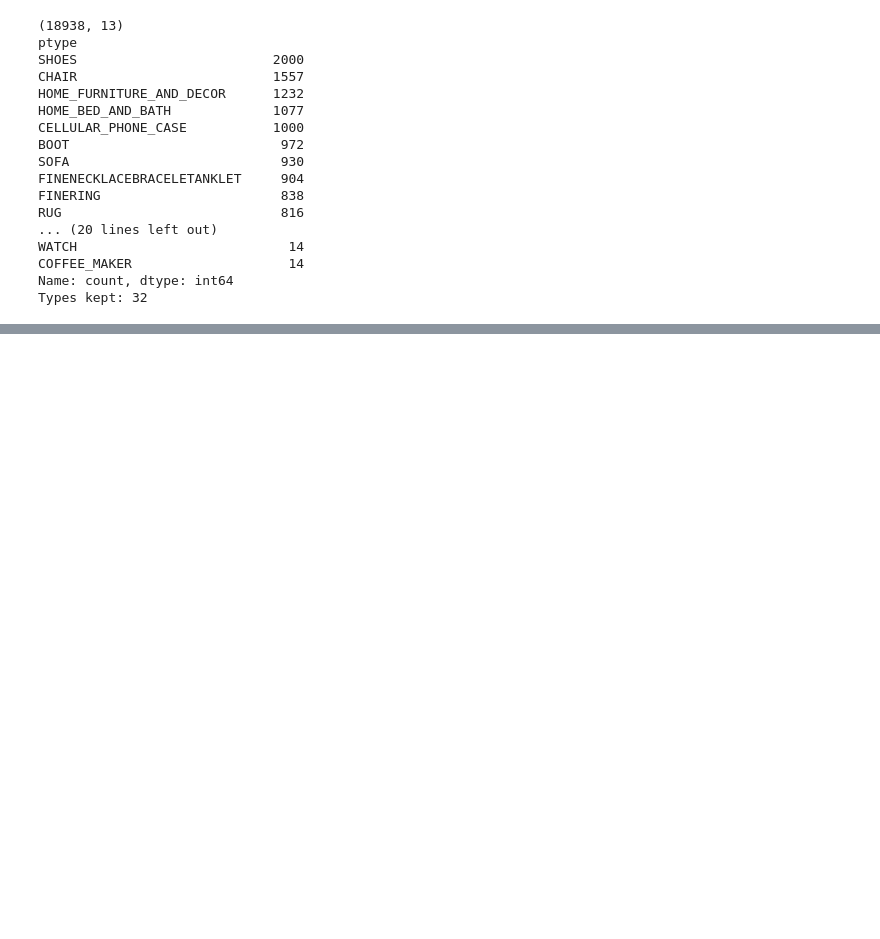
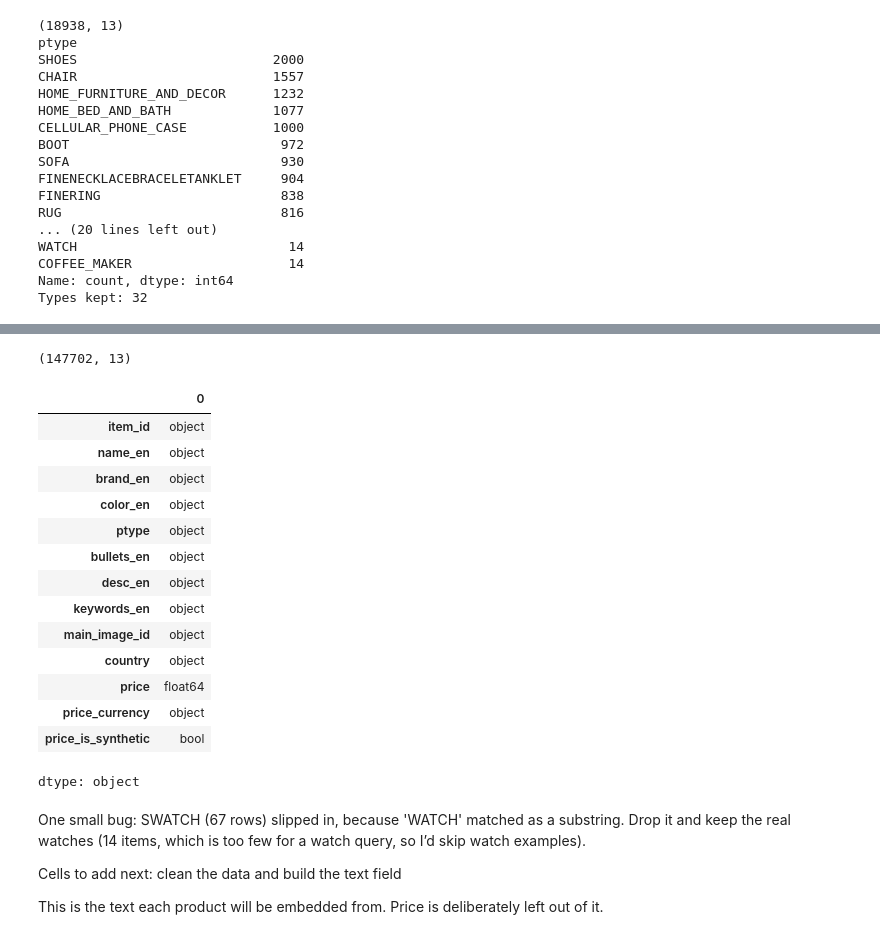
Before and after one commit to anbuaru/shoptalk, a Jupyter notebook: preprocess/02_preprocessing.ipynb, the cells around one changed output, grey strips where cells are left out. Drawn from its saved outputs; the diff is of its cells as text; code cells hidden in the pictures; blank space fills up the shorter version.

```diff
--- a/preprocess/02_preprocessing.ipynb
+++ b/preprocess/02_preprocessing.ipynb
@@ -221,0 +234,28 @@ print('Saved', out)
+# %%
+df.shape
+# %% [output]
+(147702, 13)
+# %%
+df.dtypes
+# %% [output]
+|  | 0 |
+| item_id | object |
+| name_en | object |
+| brand_en | object |
+| color_en | object |
+| ptype | object |
+| bullets_en | object |
+| desc_en | object |
+| keywords_en | object |
+| main_image_id | object |
+| country | object |
+| price | float64 |
+| price_currency | object |
+| price_is_synthetic | bool |
+dtype: object
+# %% [markdown]
+One small bug: SWATCH (67 rows) slipped in, because 'WATCH' matched as a substring. Drop it and keep the real watches (14 items, which is too few for a watch query, so I’d skip watch examples).
+
+Cells to add next: clean the data and build the text field
+
+This is the text each product will be embedded from. Price is deliberately left out of it.
```
Also changed, not shown: parts of 3 cells of this notebook.
